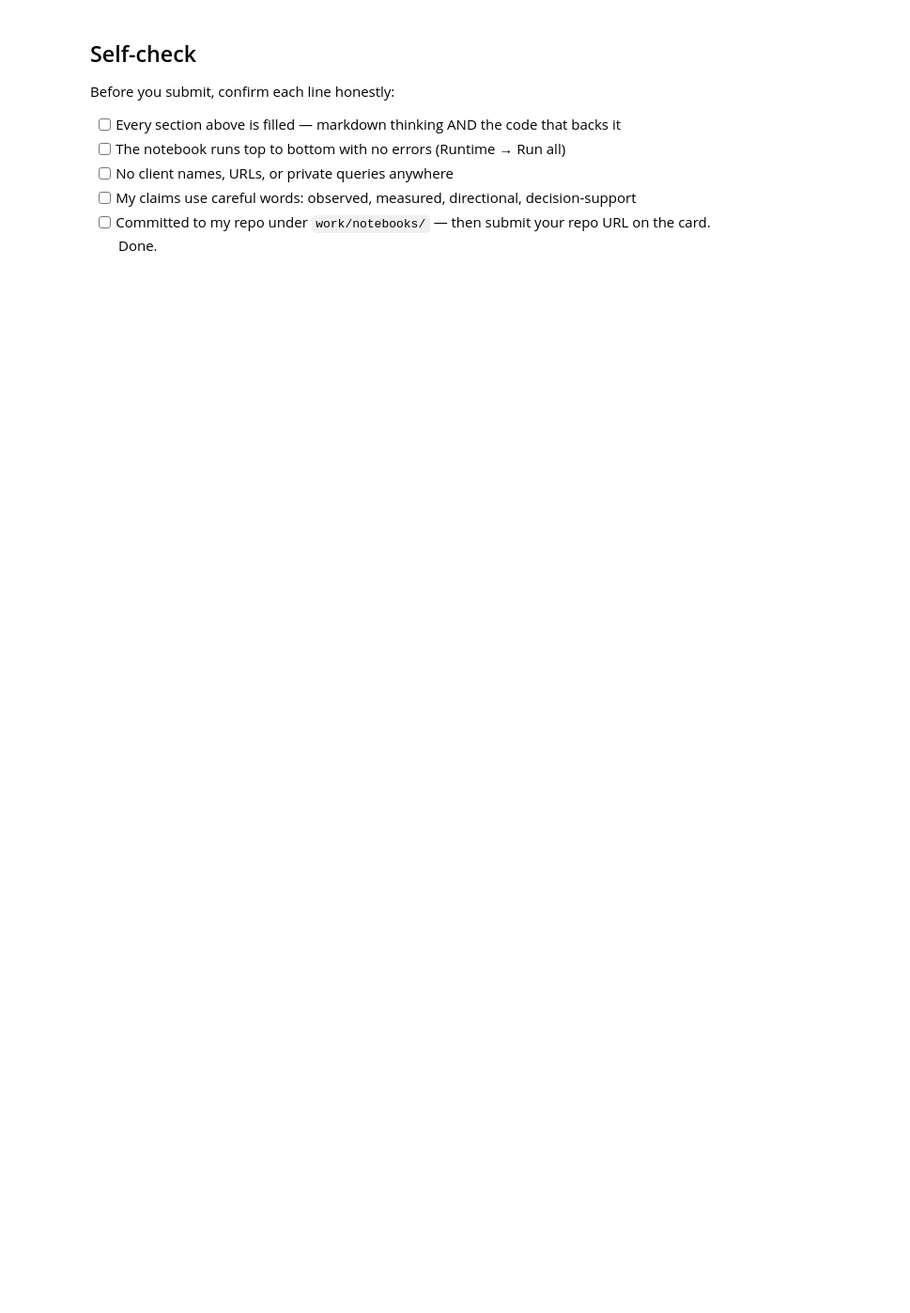
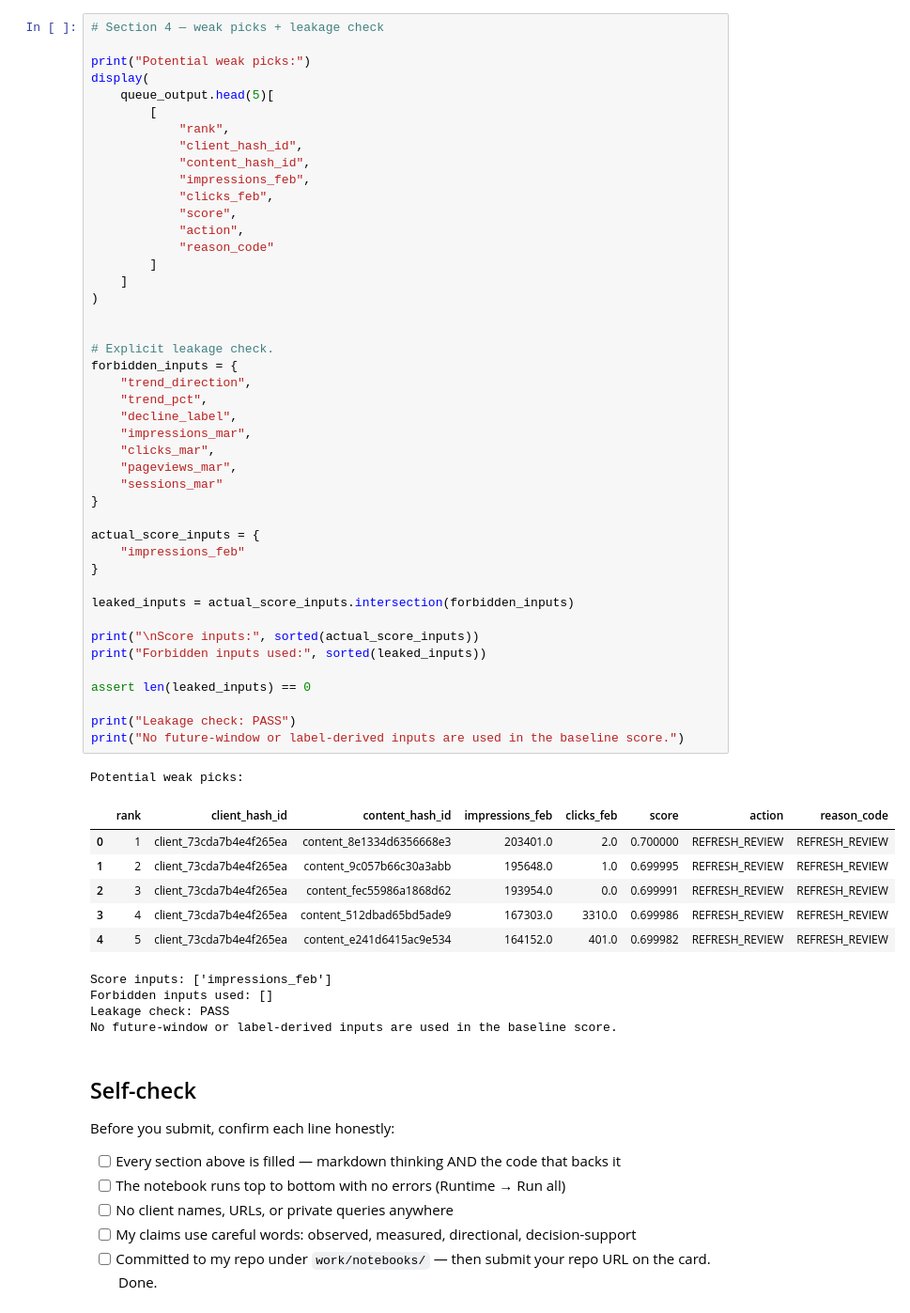
Before and after one commit to vxsnth/Machine_learning, a Jupyter notebook: work/notebooks/w04_baseline_score.ipynb, the cells around one changed output. Shown at 94% size. Drawn from its saved outputs; the diff is of its cells as text; blank space fills up the shorter version.

```diff
--- a/work/notebooks/w04_baseline_score.ipynb
+++ b/work/notebooks/w04_baseline_score.ipynb
@@ -37,3 +306,59 @@ This skeleton is yours to fill. Work the sections **in order** — each one has
+# %%
+# Section 4 — weak picks + leakage check
+
+print("Potential weak picks:")
+display(
+    queue_output.head(5)[
+        [
+            "rank",
+            "client_hash_id",
+            "content_hash_id",
+            "impressions_feb",
+            "clicks_feb",
+            "score",
+            "action",
+            "reason_code"
+        ]
+    ]
+)
+
+
+# Explicit leakage check.
+forbidden_inputs = {
+    "trend_direction",
+    "trend_pct",
+    "decline_label",
+    "impressions_mar",
+    "clicks_mar",
+    "pageviews_mar",
+    "sessions_mar"
+}
+
+actual_score_inputs = {
+    "impressions_feb"
+}
+
+leaked_inputs = actual_score_inputs.intersection(forbidden_inputs)
+
+print("\nScore inputs:", sorted(actual_score_inputs))
+print("Forbidden inputs used:", sorted(leaked_inputs))
+
+assert len(leaked_inputs) == 0
+
+print("Leakage check: PASS")
+print("No future-window or label-derived inputs are used in the baseline score.")
+# %% [output]
+Potential weak picks:
+|  | rank | client_hash_id | content_hash_id | impressions_feb | clicks_feb | score | action | reason_code |
+| 0 | 1 | client_73cda7b4e4f265ea | content_8e1334d6356668e3 | 203401.0 | 2.0 | 0.700000 | REFRESH_REVIEW | REFRESH_REVIEW |
+| 1 | 2 | client_73cda7b4e4f265ea | content_9c057b66c30a3abb | 195648.0 | 1.0 | 0.699995 | REFRESH_REVIEW | REFRESH_REVIEW |
+| 2 | 3 | client_73cda7b4e4f265ea | content_fec55986a1868d62 | 193954.0 | 0.0 | 0.699991 | REFRESH_REVIEW | REFRESH_REVIEW |
+| 3 | 4 | client_73cda7b4e4f265ea | content_512dbad65bd5ade9 | 167303.0 | 3310.0 | 0.699986 | REFRESH_REVIEW | REFRESH_REVIEW |
+| 4 | 5 | client_73cda7b4e4f265ea | content_e241d6415ac9e534 | 164152.0 | 401.0 | 0.699982 | REFRESH_REVIEW | REFRESH_REVIEW |
+Score inputs: ['impressions_feb']
+Forbidden inputs used: []
+Leakage check: PASS
+No future-window or label-derived inputs are used in the baseline score.
 # %% [markdown]
 ## Self-check
 
```
Also changed, not shown: parts of 16 cells of this notebook.
